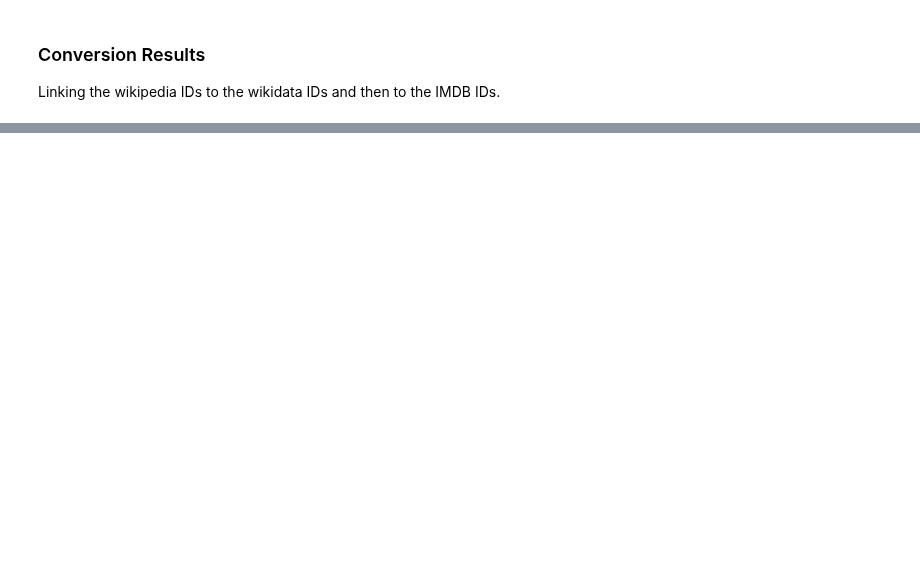
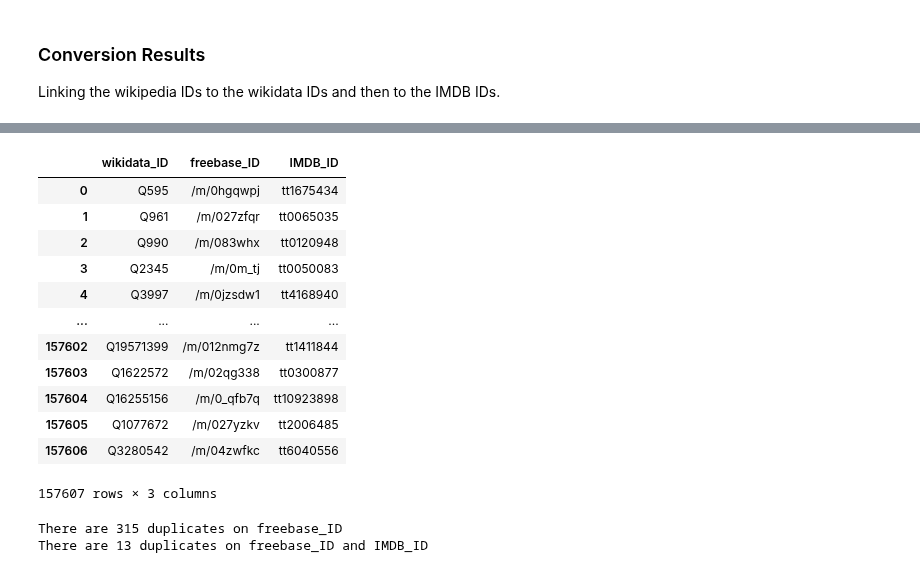
Before and after one commit to epfl-ada/ada-2023-project-abadakor, a Jupyter notebook: data/convert_ids.ipynb, the cells around one changed output, grey strips where cells are left out. Cells and saved outputs as stored; diff of their text form; code cells hidden in the pictures; blank space fills up the shorter version.

```diff
--- a/data/convert_ids.ipynb
+++ b/data/convert_ids.ipynb
@@ -387,0 +422,29 @@ Total conversion success: 91.57% (6888 out of 81741 movies lost)
+# %%
+# Clean the wikidata_ID column by removing the first https://www.wikidata.org/wiki/ part
+freebase_ids.wikidata_ID = freebase_ids.wikidata_ID.str[31:].copy(deep=True)
+display(freebase_ids)
+# %% [output]
+|  | wikidata_ID | freebase_ID | IMDB_ID |
+| 0 | Q595 | /m/0hgqwpj | tt1675434 |
+| 1 | Q961 | /m/027zfqr | tt0065035 |
+| 2 | Q990 | /m/083whx | tt0120948 |
+| 3 | Q2345 | /m/0m_tj | tt0050083 |
+| 4 | Q3997 | /m/0jzsdw1 | tt4168940 |
+| ... | ... | ... | ... |
+| 157602 | Q19571399 | /m/012nmg7z | tt1411844 |
+| 157603 | Q1622572 | /m/02qg338 | tt0300877 |
+| 157604 | Q16255156 | /m/0_qfb7q | tt10923898 |
+| 157605 | Q1077672 | /m/027yzkv | tt2006485 |
+| 157606 | Q3280542 | /m/04zwfkc | tt6040556 |
+157607 rows × 3 columns
+# %%
+# Check if there are any duplicates on freebase_ID
+duplicates_on_f = freebase_ids.groupby('freebase_ID').apply(lambda x: len(x)).sort_values(ascending=False)
+print("There are {} duplicates on freebase_ID".format(len(duplicates_on_f[duplicates_on_f > 1].index)))
+
+# Do we have duplicates on both freebase_ID and IMDB_ID?
+duplicates_on_f_i = freebase_ids.groupby(['freebase_ID', 'IMDB_ID']).apply(lambda x: len(x)).sort_values(ascending=False)
+print("There are {} duplicates on freebase_ID and IMDB_ID".format(len(duplicates_on_f_i[duplicates_on_f_i > 1].index)))
+# %% [output]
+There are 315 duplicates on freebase_ID
+There are 13 duplicates on freebase_ID and IMDB_ID
```
Also changed, not shown: parts of 32 cells of this notebook, 8 other files.
